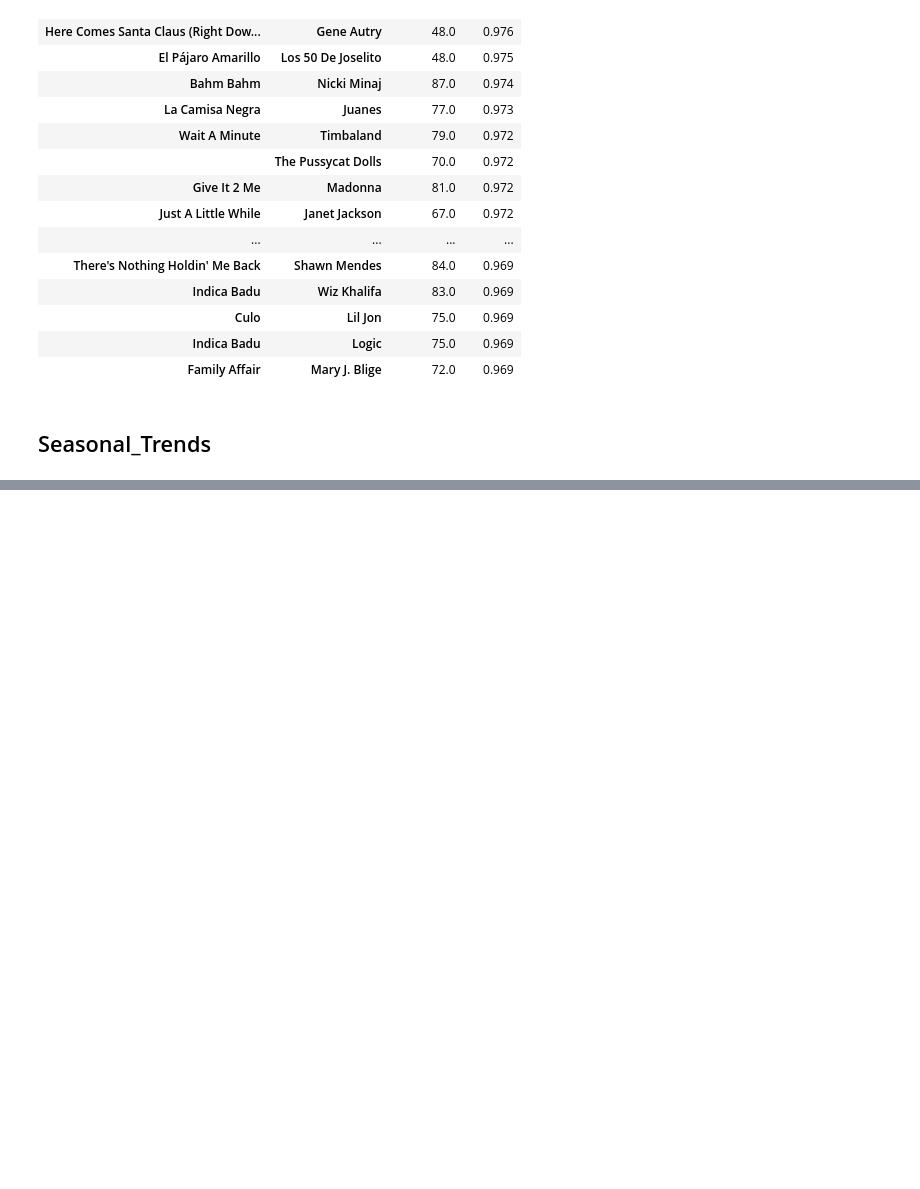
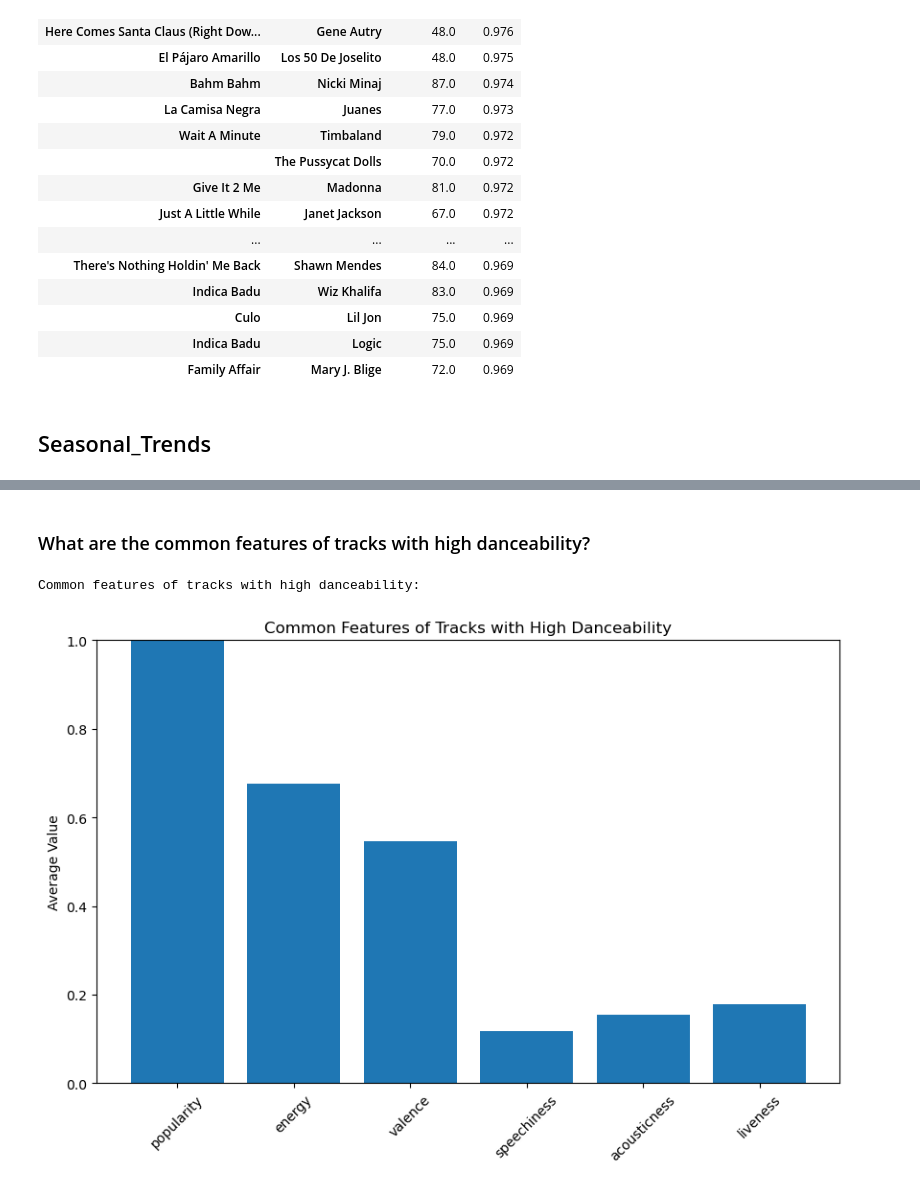
Before and after one commit to nwaynway30/da26_python, a Jupyter notebook: master_data.ipynb, the cells around one changed output, grey strips where cells are left out. Drawn from its saved outputs; the diff is of its cells as text; code cells hidden in the pictures; blank space fills up the shorter version.

```diff
--- a/master_data.ipynb
+++ b/master_data.ipynb
@@ -620,0 +697,30 @@ master_data.groupby(["track_name","artist_name"])[["popularity","valence"]].mean
+# %% [markdown]
+### What are the common features of tracks with high danceability?
+# %%
+# Define danceability threshold for high popularity
+danceability_threshold = 0.5
+
+# Filter tracks with high danceability
+high_danceability_tracks = master_data[master_data['danceability'] >= danceability_threshold]
+
+# Select features to analyze
+features = ['popularity', 'energy', 'valence', 'speechiness', 'acousticness', 'liveness']
+
+# Calculate average values of the features for high danceability tracks
+common_features = high_danceability_tracks[features].mean()
+
+# Display the common features of tracks with high danceability
+print("Common features of tracks with high danceability:")
+common_features
+
+# Visualize the common features with a bar chart
+plt.figure(figsize=(10, 6))
+plt.bar(common_features.index, common_features.values)
+plt.title('Common Features of Tracks with High Danceability')
+plt.ylabel('Average Value')
+plt.xticks(rotation=45)
+plt.ylim(0, 1)  # Adjust if any feature has values outside 0 to 1
+plt.show()
+# %% [output]
+Common features of tracks with high danceability:
+[figure, added]
```
Also changed, not shown: parts of 24 cells of this notebook.
